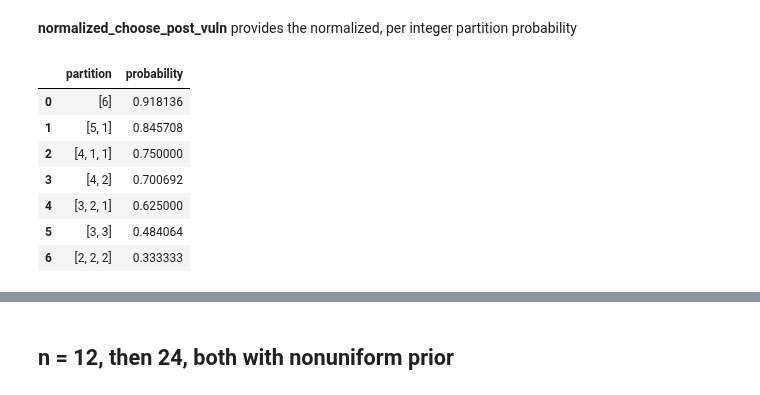
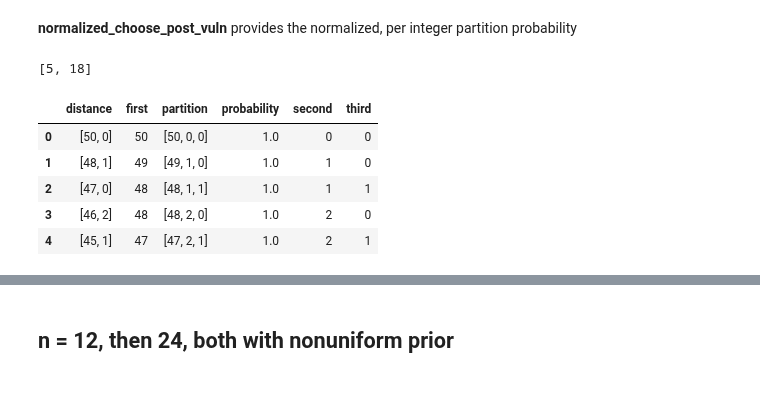
Before and after one commit to majk12/pbv, a Jupyter notebook: gain_choose.ipynb, the cells around one changed output, grey strips where cells are left out. Cells and saved outputs as stored; diff of their text form; code cells hidden in the pictures.

```diff
--- a/gain_choose.ipynb
+++ b/gain_choose.ipynb
@@ -446,6 +448,11 @@ my_forced_choices_df
 | 6 | 15.0 | [2, 2, 2] | 0.023148 |
 # %% [markdown]
 **normalized_choose_post_vuln** provides the normalized, per integer partition probability
+# %%
+def int_list_distance(int_list):
+    distance = []
+    distance = [x-y for x, y in zip(int_list, int_list[1:])]
+    return distance
 # %%
 def normalized_choose_post_vuln(n, k, pi): #does not return a dataframe w/every partition
     data = []
@@ -464,25 +471,31 @@ def normalized_choose_post_vuln(n, k, pi): #does not return a dataframe w/every
             raise ValueError("k isn't 3, 4, or 5")
         norm = df_g.div(df_g.sum(axis=1), axis = 0)
         probability, block_size, disease = choose_max(norm)#posterior vuln for 1 p and best guess
-        p_guess = {'partition': int_list, 'probability': probability}
+        int_list += [0] * (3 - len(int_list))
+        dis = int_list_distance(int_list)
+        p_guess = {'partition': int_list, 'distance':dis, 'probability': probability, 'first': int_list[0], 'second': int_list[1], 'third': int_list[2]}
         data.append(p_guess)
     partition_df = pda.DataFrame(data = data)
-    df = partition_df.sort_values(by=['probability'], ascending=False).reset_index(drop=True)
-    return df
+    prob_df = partition_df.sort_values(by=['probability'], ascending=False).reset_index(drop=True)
+    #dist_df = partition_df.sort_values(by=['distance'], ascending=False).reset_index(drop=True)
+    return prob_df
+# %%
+dis = int_list_distance([26, 21, 3])
+print(dis)
+# %% [output]
+[5, 18]
 # %%
-n = 6
+n = 50
 k = 3
-norm_df = normalized_choose_post_vuln(n, k, [1/2, 1/3, 1/6])
-norm_df
+prob_df= normalized_choose_post_vuln(n, k, [1/2, 1/4, 1/4])
+prob_df.head()
 # %% [output]
-|  | partition | probability |
-| 0 | [6] | 0.918136 |
-| 1 | [5, 1] | 0.845708 |
-| 2 | [4, 1, 1] | 0.750000 |
-| 3 | [4, 2] | 0.700692 |
-| 4 | [3, 2, 1] | 0.625000 |
-| 5 | [3, 3] | 0.484064 |
-| 6 | [2, 2, 2] | 0.333333 |
+|  | distance | first | partition | probability | second | third |
+| 0 | [50, 0] | 50 | [50, 0, 0] | 1.0 | 0 | 0 |
+| 1 | [48, 1] | 49 | [49, 1, 0] | 1.0 | 1 | 0 |
+| 2 | [47, 0] | 48 | [48, 1, 1] | 1.0 | 1 | 1 |
+| 3 | [46, 2] | 48 | [48, 2, 0] | 1.0 | 2 | 0 |
+| 4 | [45, 1] | 47 | [47, 2, 1] | 1.0 | 2 | 1 |
 # %%
 def graph_choose_normalized(n, k, probs, df):
     df.reset_index().plot.scatter(x='index',
```
Also changed, not shown: parts of 33 cells of this notebook.
